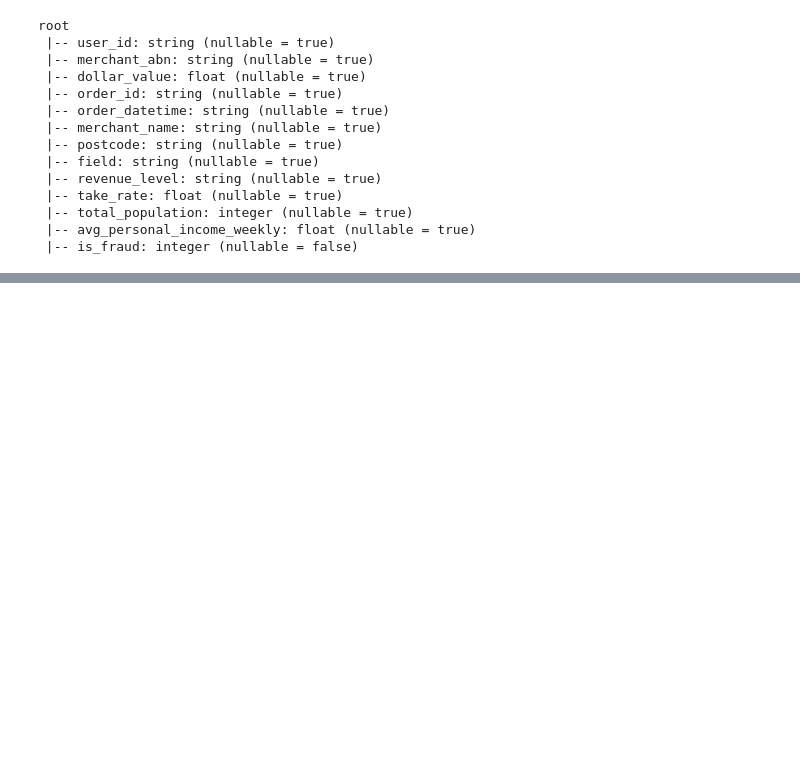
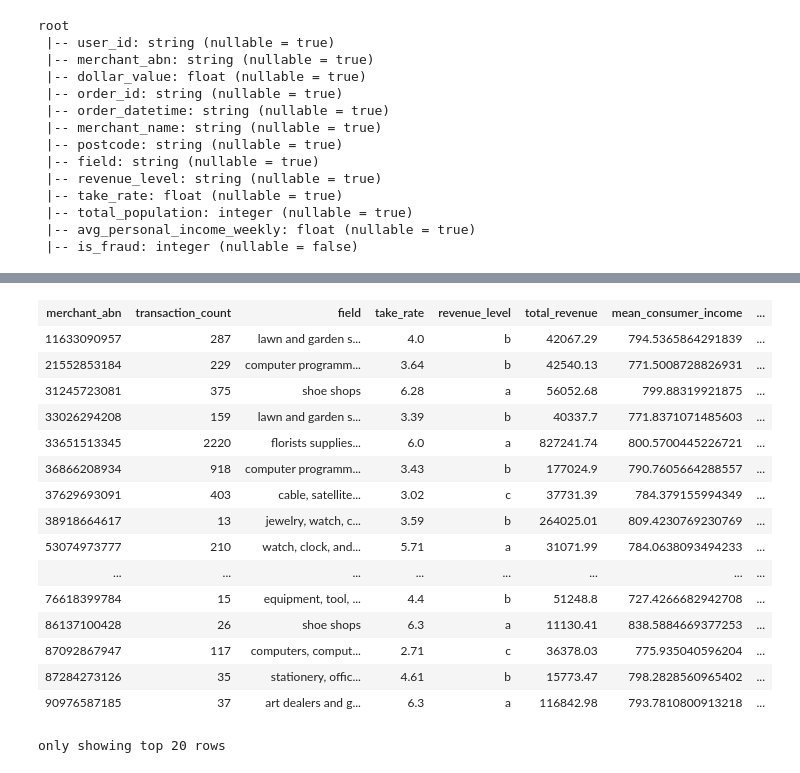
Before and after one commit to MAST30034-Applied-Data-Science/generic-buy-now-pay-later-project-group-28, a Jupyter notebook: notebooks/rank_system.ipynb, the cells around one changed output, grey strips where cells are left out. Drawn from its saved outputs; the diff is of its cells as text; code cells hidden in the pictures; blank space fills up the shorter version.

```diff
--- a/notebooks/rank_system.ipynb
+++ b/notebooks/rank_system.ipynb
@@ -257,0 +167,12 @@ only showing top 20 rows
+# %%
+merchant_main_customers = curated_csv.groupBy('merchant_abn','postcode','total_population').count()
+merchant_main_customers = merchant_main_customers.withColumnRenamed('count', 'postcode_count')
+# %%
+windowDept = Window.partitionBy("merchant_abn").orderBy(col("postcode_count").desc())
+# Rank the popular customer from area for each merchant
+merchant_main_customers = merchant_main_customers.withColumn("row",row_number().over(windowDept))
+# Filter the top 5 popular area
+merchant_main_customers = merchant_main_customers.filter(col("row") <= 5)
+# %%
+merchant_main_customers = merchant_main_customers.groupBy('merchant_abn').sum('total_population') \
+    .withColumnRenamed('sum(total_population)', 'main_business_area_popu')
@@ -257,0 +216,5 @@ only showing top 20 rows
+# %%
+merchant_info = merchant_info.join(merchant_main_customers, ['merchant_abn'])
+# %%
+merchant_info
+# %% [output]
@@ -257,0 +238,17 @@ only showing top 20 rows
+| merchant_abn | transaction_count | field | take_rate | revenue_level | total_revenue | mean_consumer_income | ... |
+| 11633090957 | 287 | lawn and garden s... | 4.0 | b | 42067.29 | 794.5365864291839 | ... |
+| 21552853184 | 229 | computer programm... | 3.64 | b | 42540.13 | 771.5008728826931 | ... |
+| 31245723081 | 375 | shoe shops | 6.28 | a | 56052.68 | 799.88319921875 | ... |
+| 33026294208 | 159 | lawn and garden s... | 3.39 | b | 40337.7 | 771.8371071485603 | ... |
+| 33651513345 | 2220 | florists supplies... | 6.0 | a | 827241.74 | 800.5700445226721 | ... |
+| 36866208934 | 918 | computer programm... | 3.43 | b | 177024.9 | 790.7605664288557 | ... |
+| 37629693091 | 403 | cable, satellite... | 3.02 | c | 37731.39 | 784.379155994349 | ... |
+| 38918664617 | 13 | jewelry, watch, c... | 3.59 | b | 264025.01 | 809.4230769230769 | ... |
+| 53074973777 | 210 | watch, clock, and... | 5.71 | a | 31071.99 | 784.0638093494233 | ... |
+| ... | ... | ... | ... | ... | ... | ... | ... |
+| 76618399784 | 15 | equipment, tool, ... | 4.4 | b | 51248.8 | 727.4266682942708 | ... |
+| 86137100428 | 26 | shoe shops | 6.3 | a | 11130.41 | 838.5884669377253 | ... |
+| 87092867947 | 117 | computers, comput... | 2.71 | c | 36378.03 | 775.935040596204 | ... |
+| 87284273126 | 35 | stationery, offic... | 4.61 | b | 15773.47 | 798.2828560965402 | ... |
+| 90976587185 | 37 | art dealers and g... | 6.3 | a | 116842.98 | 793.7810800913218 | ... |
+only showing top 20 rows
```
Also changed, not shown: parts of 11 cells of this notebook.
